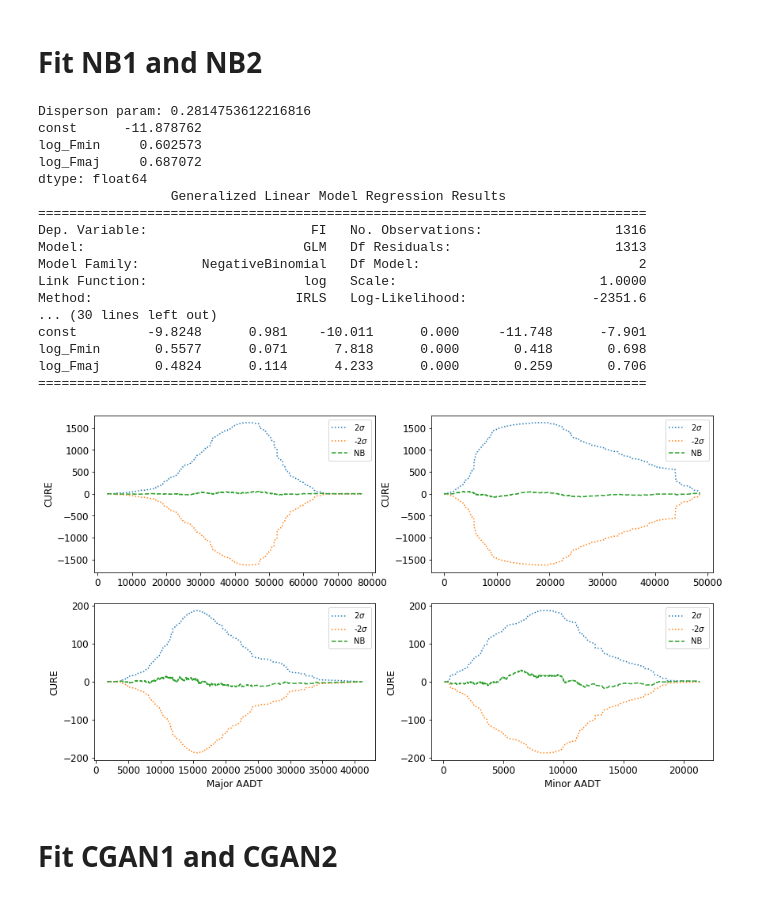
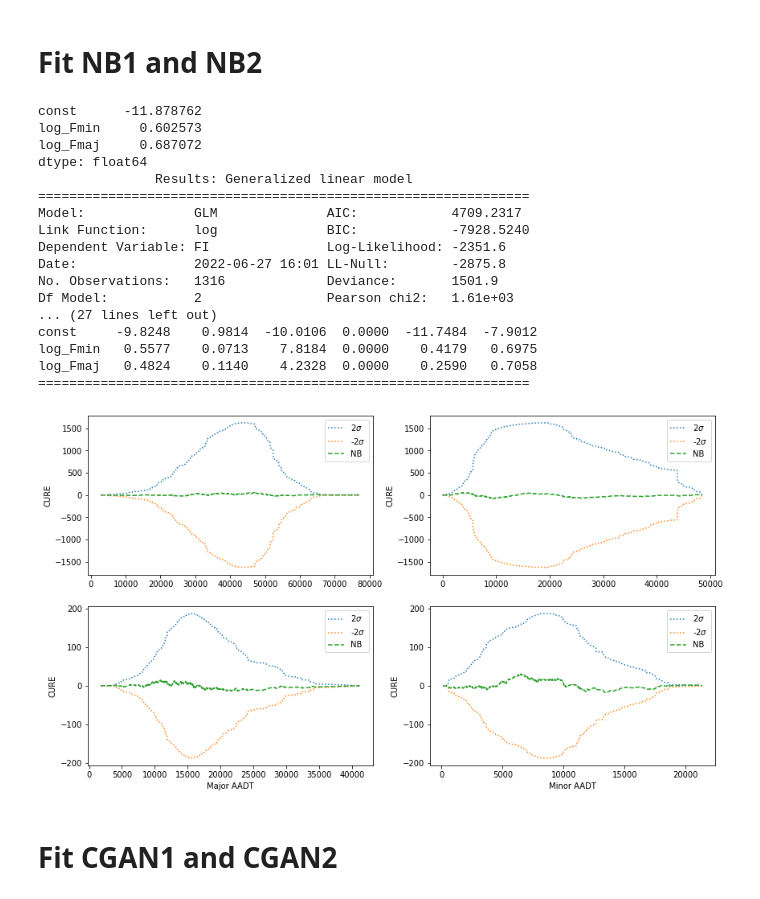
Before and after one commit to mz-zarei/CGAN-EB, a Jupyter notebook: CGAN_transferability.ipynb, the cells around one changed output. Drawn from its saved outputs; the diff is of its cells as text; code cells hidden in the pictures.

```diff
--- a/CGAN_transferability.ipynb
+++ b/CGAN_transferability.ipynb
@@ -353,9 +353,8 @@ NB_model1, alpha1  = nbeb.fitNB(df1, significant_features, y_name=y_name)
 y_pred_NB1 = NB_model1.predict(sm.add_constant(df1[significant_features]))
 df1['y_pred_NB1'] = y_pred_NB1.values
 
-print(f"Disperson param: {alpha1}")
 print(NB_model1.params)
-print(NB_model1.summary())
+print(NB_model1.summary2())
 
 # Fit NB2 on df2
 significant_features = nbeb.forward_regression(df2, x_features, y_name=y_name, threshold_in=0.05, verbose=False)
@@ -363,41 +362,40 @@ NB_model2, alpha2  = nbeb.fitNB(df2, significant_features, y_name=y_name)
 y_pred_NB2 = NB_model2.predict(sm.add_constant(df2[significant_features]))
 df2['y_pred_NB2'] = y_pred_NB2.values
 
-print(f"Disperson param: {alpha2}")
 print(NB_model2.params)
-print(NB_model2.summary())
+print(NB_model2.summary2())
 # %% [output]
-Disperson param: 0.2814753612216816
 const      -11.878762
 log_Fmin     0.602573
 log_Fmaj     0.687072
 dtype: float64
-                 Generalized Linear Model Regression Results
-==============================================================================
-Dep. Variable:                     FI   No. Observations:                 1316
-Model:                            GLM   Df Residuals:                     1313
-Model Family:        NegativeBinomial   Df Model:                            2
-Link Function:                    log   Scale:                          1.0000
-Method:                          IRLS   Log-Likelihood:                -2351.6
-... (30 lines left out)
-const         -9.8248      0.981    -10.011      0.000     -11.748      -7.901
-log_Fmin       0.5577      0.071      7.818      0.000       0.418       0.698
-log_Fmaj       0.4824      0.114      4.233      0.000       0.259       0.706
-==============================================================================
+               Results: Generalized linear model
+===============================================================
+Model:              GLM              AIC:            4709.2317
+Link Function:      log              BIC:            -7928.5240
+Dependent Variable: FI               Log-Likelihood: -2351.6
+Date:               2022-06-27 16:01 LL-Null:        -2875.8
+No. Observations:   1316             Deviance:       1501.9
+Df Model:           2                Pearson chi2:   1.61e+03
+... (27 lines left out)
+const     -9.8248    0.9814  -10.0106  0.0000  -11.7484  -7.9012
+log_Fmin   0.5577    0.0713    7.8184  0.0000    0.4179   0.6975
+log_Fmaj   0.4824    0.1140    4.2328  0.0000    0.2590   0.7058
+===============================================================
 # %%
-# Develop CURE plots
+1912# Develop CURE plots
 fig, axes = plt.subplots(2,2, figsize=(14,8))
 plt.rcParams.update({'font.size': 12})
 
 CURE(df=df1, ax=axes[0,0], ls='--', plot_label= "NB", x_label=''          , y_name=y_name, x='Fmaj', y_pred = 'y_pred_NB1')
 CURE(df=df1, ax=axes[0,1], ls='--', plot_label= "NB", x_label=''          , y_name=y_name, x='Fmin', y_pred = 'y_pred_NB1')
 CURE(df=df2, ax=axes[1,0], ls='--', plot_label= "NB", x_label='Major AADT', y_name=y_name, x='Fmaj', y_pred = 'y_pred_NB2')
 CURE(df=df2, ax=axes[1,1], ls='--', plot_label= "NB", x_label='Minor AADT', y_name=y_name, x='Fmin', y_pred = 'y_pred_NB2')
 
 plt.show()
 fig.savefig('CURE.pdf')
 # %% [output]
-[figure, old version]
+[figure, new version]
 # %% [markdown]
 # **Fit CGAN1 and CGAN2**
 # %%
```
Also changed, not shown: parts of 4 cells of this notebook.
